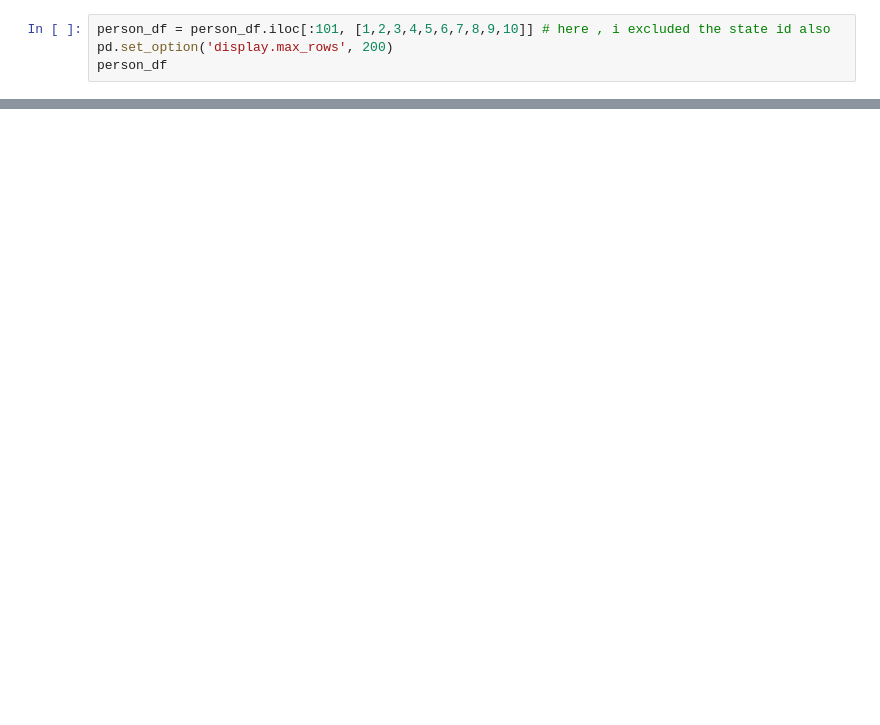
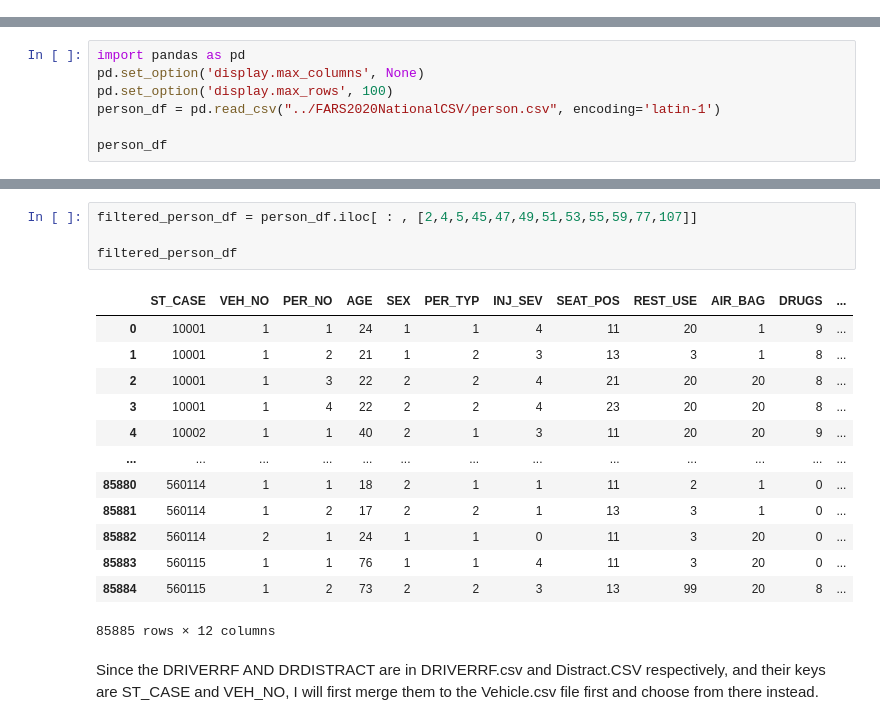
Before and after one commit to weikangg/BC2407-Analytics-II, a Jupyter notebook: Data_preprocessing/data_preprocessing.ipynb, the cells around one changed output, grey strips where cells are left out. Cells and saved outputs as stored; diff of their text form; blank space fills up the shorter version.

```diff
--- a/Data_preprocessing/data_preprocessing.ipynb
+++ b/Data_preprocessing/data_preprocessing.ipynb
@@ -45,4 +0,0 @@ Length: 121, dtype: object
-# %%
-person_df = person_df.iloc[:101, [1,2,3,4,5,6,7,8,9,10]] # here , i excluded the state id also
-pd.set_option('display.max_rows', 200)
-person_df
@@ -227,0 +3,7 @@ three_df
+# %%
+import pandas as pd
+pd.set_option('display.max_columns', None)
+pd.set_option('display.max_rows', 100)
+person_df = pd.read_csv("../FARS2020NationalCSV/person.csv", encoding='latin-1')
+
+person_df
@@ -227,0 +45,20 @@ three_df
+# %%
+filtered_person_df = person_df.iloc[ : , [2,4,5,45,47,49,51,53,55,59,77,107]]
+
+filtered_person_df
+# %% [output]
+|  | ST_CASE | VEH_NO | PER_NO | AGE | SEX | PER_TYP | INJ_SEV | SEAT_POS | REST_USE | AIR_BAG | DRUGS | ... |
+| 0 | 10001 | 1 | 1 | 24 | 1 | 1 | 4 | 11 | 20 | 1 | 9 | ... |
+| 1 | 10001 | 1 | 2 | 21 | 1 | 2 | 3 | 13 | 3 | 1 | 8 | ... |
+| 2 | 10001 | 1 | 3 | 22 | 2 | 2 | 4 | 21 | 20 | 20 | 8 | ... |
+| 3 | 10001 | 1 | 4 | 22 | 2 | 2 | 4 | 23 | 20 | 20 | 8 | ... |
+| 4 | 10002 | 1 | 1 | 40 | 2 | 1 | 3 | 11 | 20 | 20 | 9 | ... |
+| ... | ... | ... | ... | ... | ... | ... | ... | ... | ... | ... | ... | ... |
+| 85880 | 560114 | 1 | 1 | 18 | 2 | 1 | 1 | 11 | 2 | 1 | 0 | ... |
+| 85881 | 560114 | 1 | 2 | 17 | 2 | 2 | 1 | 13 | 3 | 1 | 0 | ... |
+| 85882 | 560114 | 2 | 1 | 24 | 1 | 1 | 0 | 11 | 3 | 20 | 0 | ... |
+| 85883 | 560115 | 1 | 1 | 76 | 1 | 1 | 4 | 11 | 3 | 20 | 0 | ... |
+| 85884 | 560115 | 1 | 2 | 73 | 2 | 2 | 3 | 13 | 99 | 20 | 8 | ... |
+85885 rows × 12 columns
+# %% [markdown]
+Since the DRIVERRF AND DRDISTRACT are in DRIVERRF.csv and Distract.CSV respectively, and their keys are ST_CASE and VEH_NO, I will first merge them to the Vehicle.csv file first and choose from there instead.
```
Also changed, not shown: parts of 39 cells of this notebook, 7 other files.
